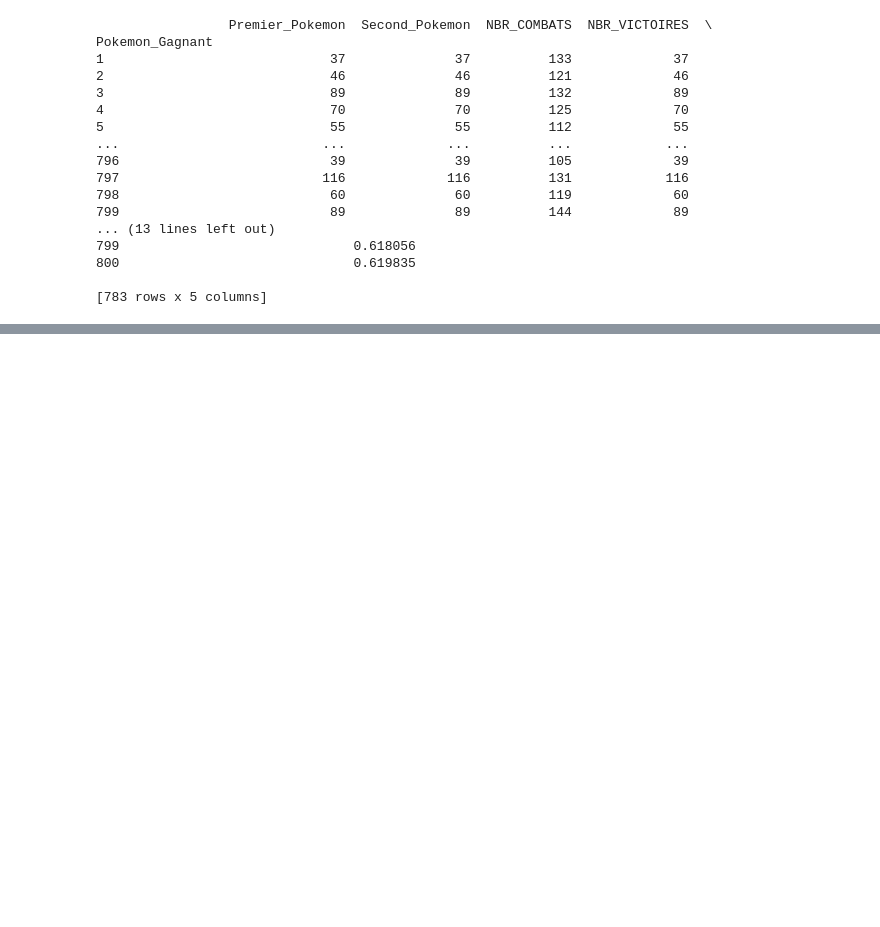
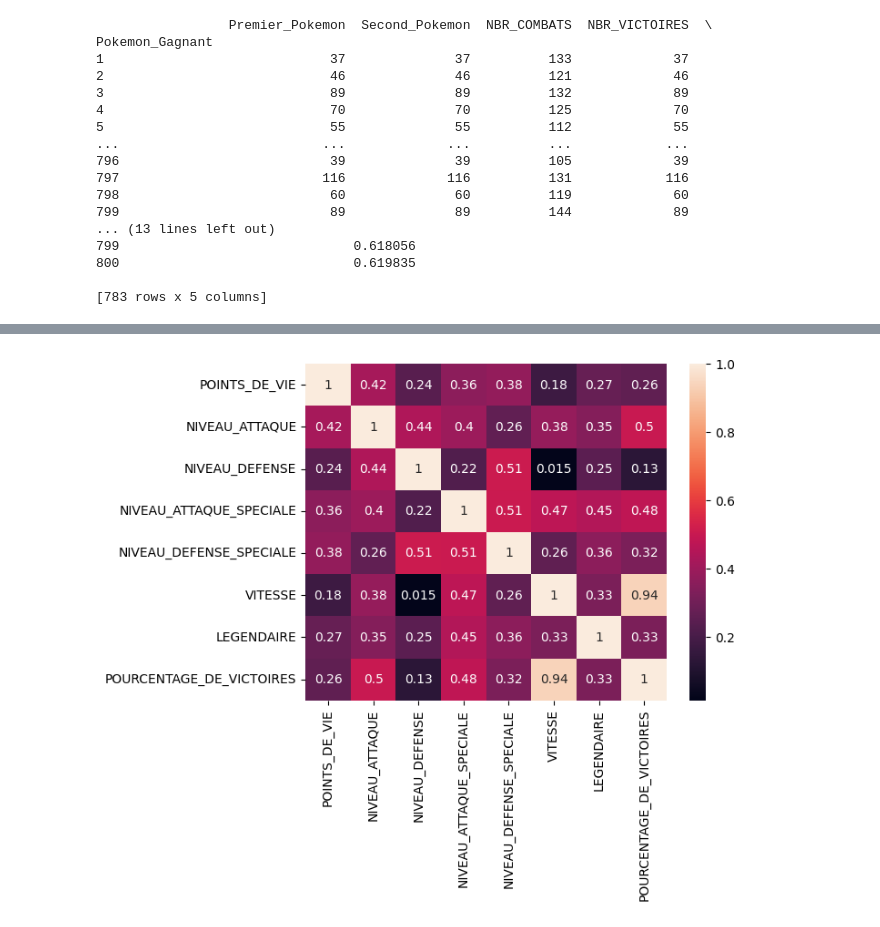
Before and after one commit to cegep-momo/atelier-ml-umar-sdq, a Jupyter notebook: apprentissage/partie1_2.ipynb, the cells around one changed output, grey strips where cells are left out. Cells and saved outputs as stored; diff of their text form; code cells hidden in the pictures; blank space fills up the shorter version.

```diff
--- a/apprentissage/partie1_2.ipynb
+++ b/apprentissage/partie1_2.ipynb
@@ -243,0 +323,11 @@ print(nvxPoke.describe())
+# %%
+corr = nvxPoke.loc[:,['POINTS_DE_VIE','NIVEAU_ATTAQUE',
+'NIVEAU_DEFENSE','NIVEAU_ATTAQUE_SPECIALE','NIVEAU_DEFENSE_SPECIALE',
+'VITESSE','LEGENDAIRE','POURCENTAGE_DE_VICTOIRES']].corr()
+
+sns.heatmap(corr,
+xticklabels=corr.columns,
+yticklabels=corr.columns, annot=True)
+plt.show()
+# %% [output]
+[figure, added]
```
Also changed, not shown: parts of 6 cells of this notebook, 1 other file.
